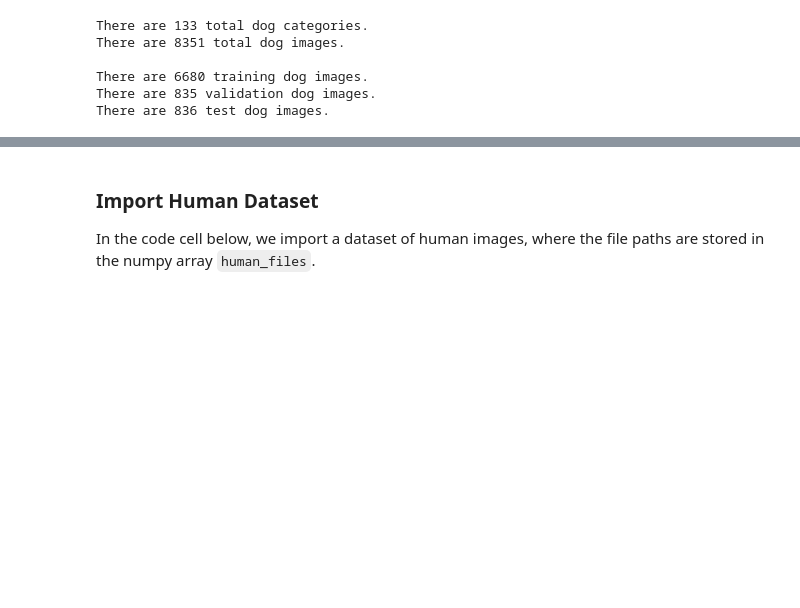
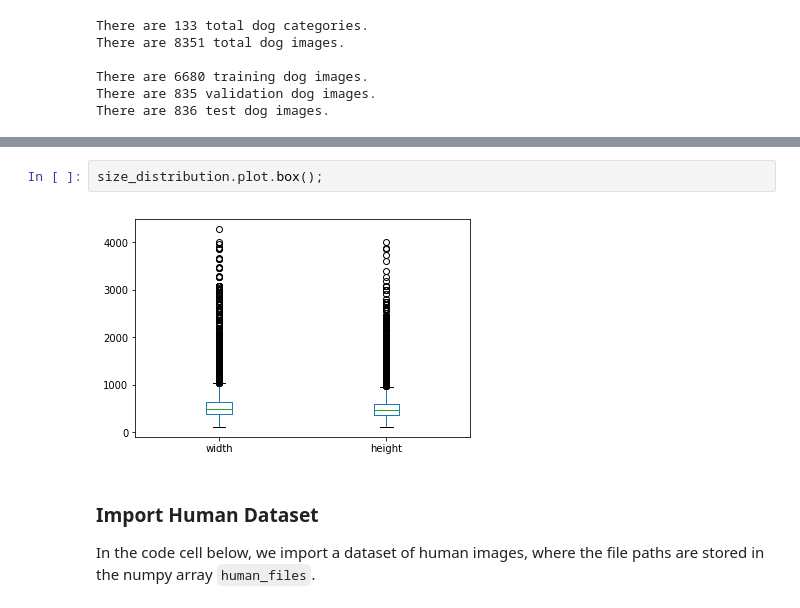
Before and after one commit to mtyadev/dog_breed_classifier, a Jupyter notebook: dog_breed_classifier.ipynb, the cells around one changed output, grey strips where cells are left out. Cells and saved outputs as stored; diff of their text form; blank space fills up the shorter version.

```diff
--- a/dog_breed_classifier.ipynb
+++ b/dog_breed_classifier.ipynb
@@ -94,3 +155,7 @@ There are 836 test dog images.
+# %%
+size_distribution.plot.box();
+# %% [output]
+[figure, added]
 # %% [markdown]
 ### Import Human Dataset
 
```
Also changed, not shown: parts of 13 cells of this notebook.
